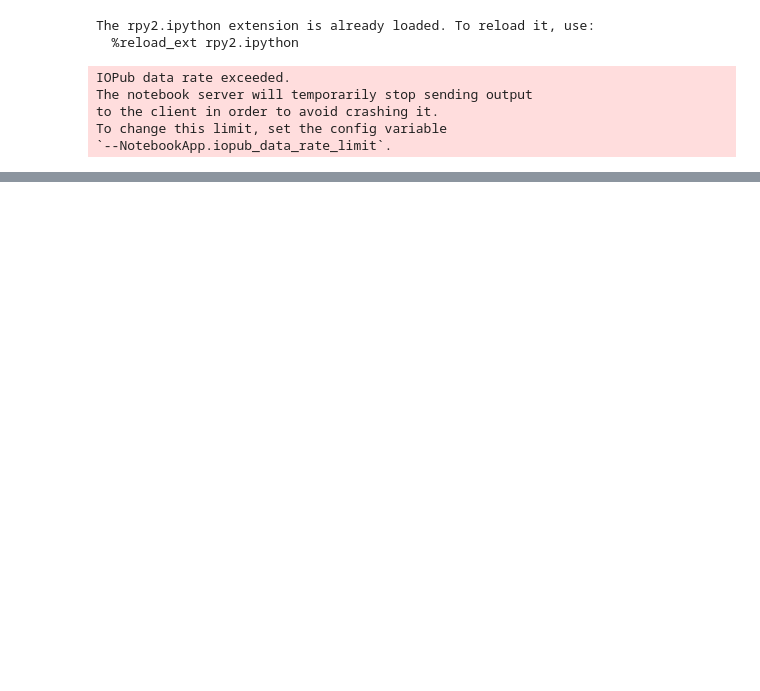
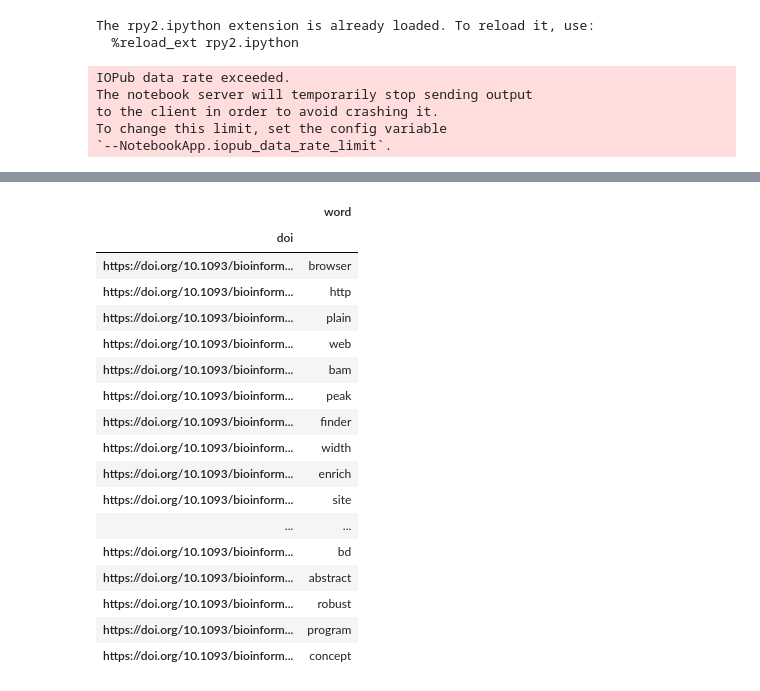
Before and after one commit to MaayanLab/datasets2tools, a Jupyter notebook: updater/pipeline/Development.ipynb, the cells around one changed output, grey strips where cells are left out. Saved outputs shown, nothing was run; the diff lists cells and outputs as text; code cells hidden in the pictures; blank space fills up the shorter version.

```diff
--- a/updater/pipeline/Development.ipynb
+++ b/updater/pipeline/Development.ipynb
@@ -57,0 +140,21 @@ similarity_dataframe = pd.melt(pd.DataFrame((tfidf * tfidf.T).A, columns=abstrac
+# %%
+top_keyword_dataframe.head(50)
+# %% [output]
+|  | word |
+| doi |  |
+| https://doi.org/10.1093/bioinform... | browser |
+| https://doi.org/10.1093/bioinform... | http |
+| https://doi.org/10.1093/bioinform... | plain |
+| https://doi.org/10.1093/bioinform... | web |
+| https://doi.org/10.1093/bioinform... | bam |
+| https://doi.org/10.1093/bioinform... | peak |
+| https://doi.org/10.1093/bioinform... | finder |
+| https://doi.org/10.1093/bioinform... | width |
+| https://doi.org/10.1093/bioinform... | enrich |
+| https://doi.org/10.1093/bioinform... | site |
+| ... | ... |
+| https://doi.org/10.1093/bioinform... | bd |
+| https://doi.org/10.1093/bioinform... | abstract |
+| https://doi.org/10.1093/bioinform... | robust |
+| https://doi.org/10.1093/bioinform... | program |
+| https://doi.org/10.1093/bioinform... | concept |
```
Also changed, not shown: parts of 9 cells of this notebook, 6 other files.
